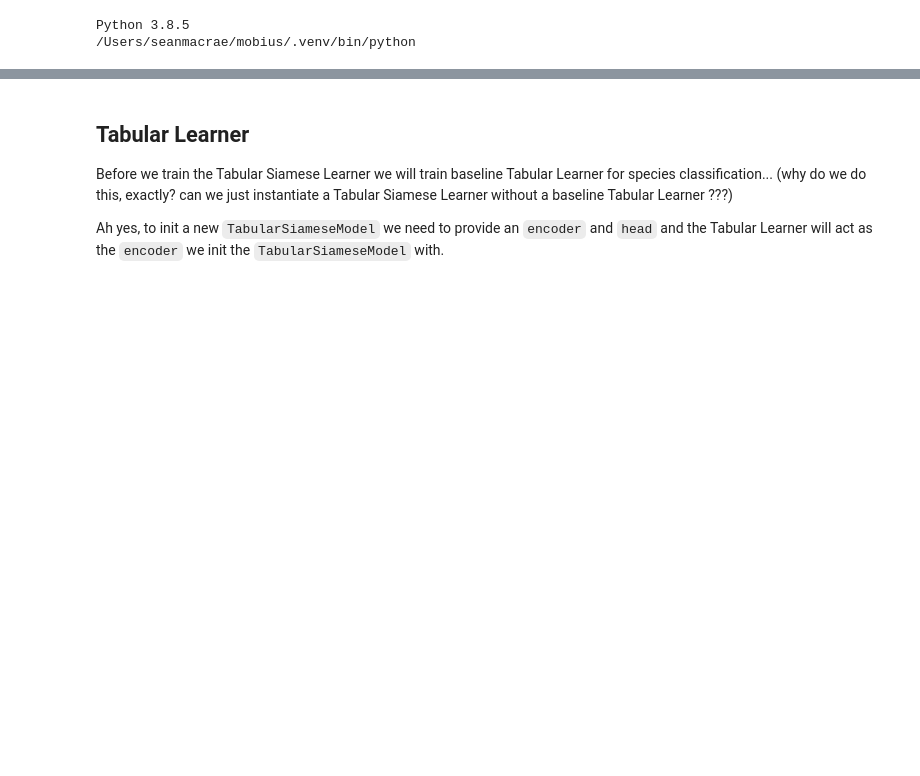
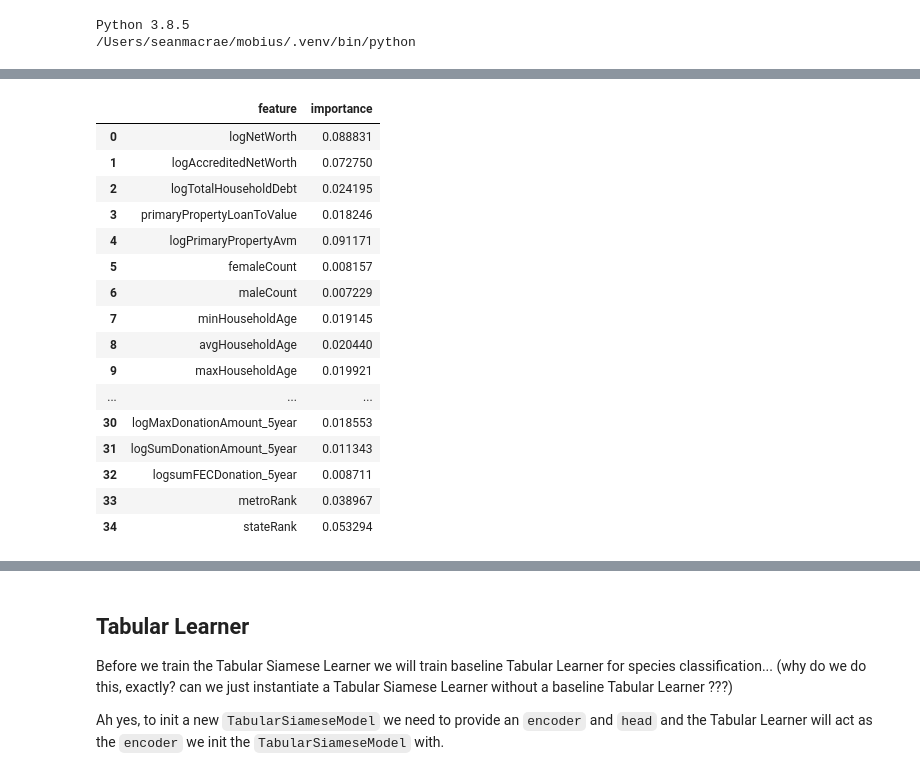
Before and after one commit to macrae/mobius, a Jupyter notebook: nbs/exp_2_windfall_hackathon.ipynb, the cells around one changed output, grey strips where cells are left out. Saved outputs shown, nothing was run; the diff lists cells and outputs as text; code cells hidden in the pictures; blank space fills up the shorter version.

```diff
--- a/nbs/exp_2_windfall_hackathon.ipynb
+++ b/nbs/exp_2_windfall_hackathon.ipynb
@@ -231,9 +105,9 @@ else:
 # %%
-# from sklearn.model_selection import train_test_split
+from sklearn.model_selection import train_test_split
 
-# df, _ = train_test_split(
-#     raw_data,
-#     test_size=0.980,
-#     stratify=raw_data["label"])
-
-# df.shape
+df = raw_data.sample(20_000)
+df_train_raw, df_val_raw = train_test_split(
+    df,
+    test_size=0.20,
+    stratify=df["label"])
+df_train_raw.shape, df_val_raw.shape
@@ -239,0 +155,17 @@ else:
+# %%
+from zoolander.data_processing import run_tree_based_feature_selection
+from sklearn.ensemble import ExtraTreesClassifier, RandomForestClassifier
+
+X_train = run_tree_based_feature_selection(
+    X_train = df_train.drop(columns=["label"]),
+    y_train = df_train.label,
+    model = ExtraTreesClassifier(n_estimators=100),
+    max_features= None,
+    threshold = None,
+)
+
+df_train_reduced = X_train.copy()
+df_train_reduced.loc[:, "label"] = df_train["label"].values
+df_val_reduced = df_val.copy()[X_train.columns]
+df_val_reduced.loc[:, "label"] = df_val["label"].values
+df_train_reduced.head()
@@ -239,0 +179,12 @@ else:
+# %%
+# fit a model
+clf =  RandomForestClassifier(n_estimators = 100, random_state = 50, verbose = 1, n_jobs = -2)
+clf.fit(df_train_reduced.drop(columns=["label"]), df_train_reduced["label"])
+# Extract feature importances
+feature_importance_values = clf.feature_importances_
+feature_importances = pd.DataFrame({
+    'feature': df_train_reduced.drop(columns=["label"]).columns,
+    'importance': feature_importance_values
+})
+feature_importances
+# %% [output]
@@ -239,0 +194,17 @@ else:
+|  | feature | importance |
+| 0 | logNetWorth | 0.088831 |
+| 1 | logAccreditedNetWorth | 0.072750 |
+| 2 | logTotalHouseholdDebt | 0.024195 |
+| 3 | primaryPropertyLoanToValue | 0.018246 |
+| 4 | logPrimaryPropertyAvm | 0.091171 |
+| 5 | femaleCount | 0.008157 |
+| 6 | maleCount | 0.007229 |
+| 7 | minHouseholdAge | 0.019145 |
+| 8 | avgHouseholdAge | 0.020440 |
+| 9 | maxHouseholdAge | 0.019921 |
+| ... | ... | ... |
+| 30 | logMaxDonationAmount_5year | 0.018553 |
+| 31 | logSumDonationAmount_5year | 0.011343 |
+| 32 | logsumFECDonation_5year | 0.008711 |
+| 33 | metroRank | 0.038967 |
+| 34 | stateRank | 0.053294 |
```
Also changed, not shown: parts of 56 cells of this notebook, 10 other files.
